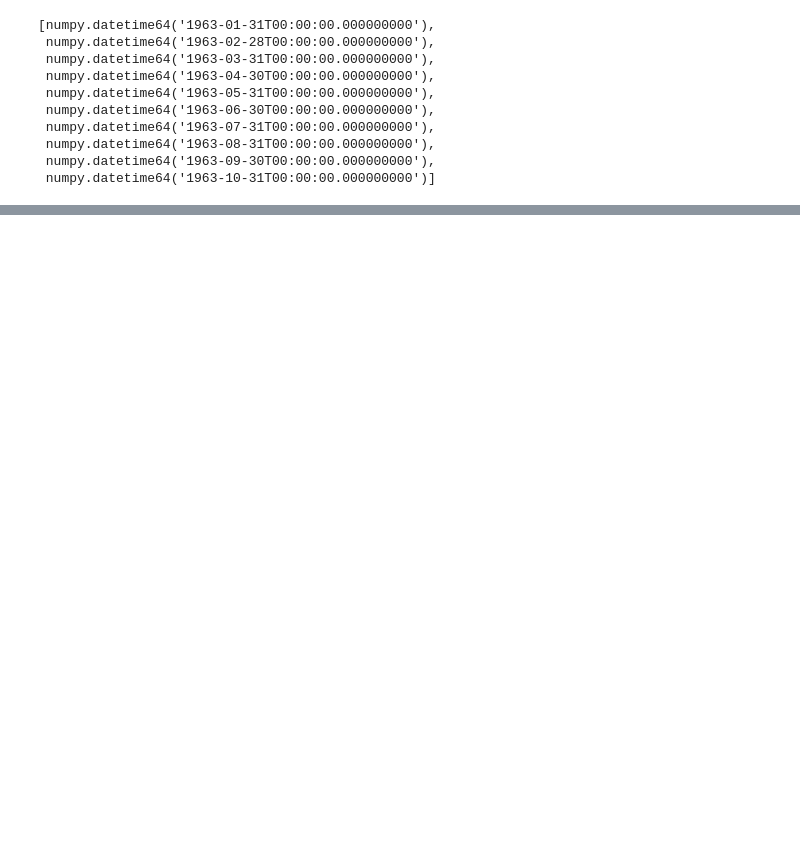
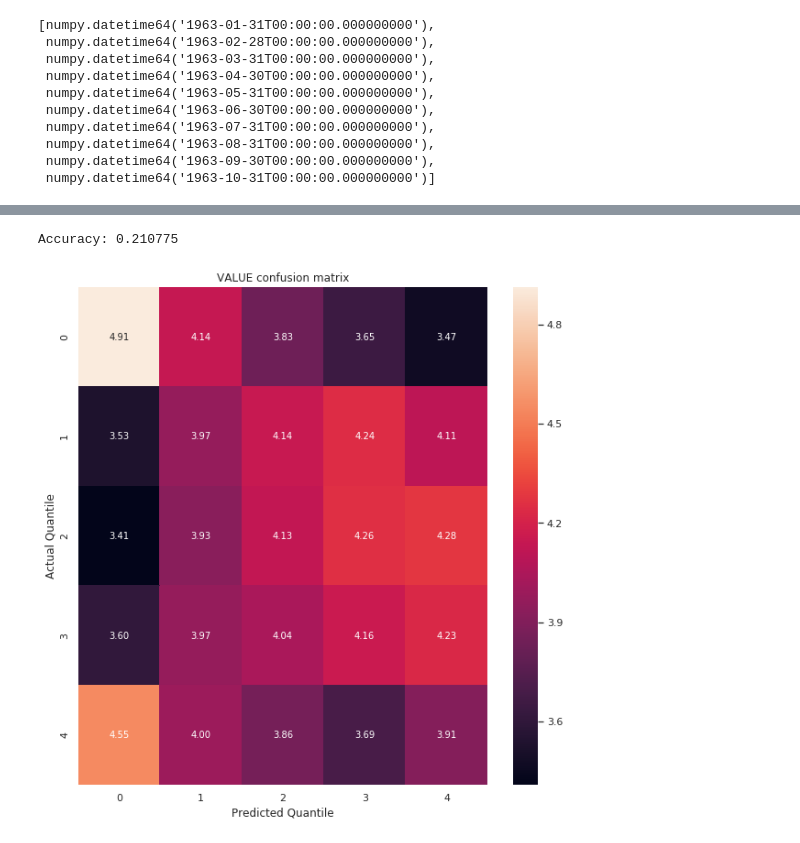
Before and after one commit to druce/ValueMomentum, a Jupyter notebook: 4.2. Performance (Classification).ipynb, the cells around one changed output, grey strips where cells are left out. Saved outputs shown, nothing was run; the diff lists cells and outputs as text; code cells hidden in the pictures; blank space fills up the shorter version.

```diff
--- a/4.2. Performance (Classification).ipynb
+++ b/4.2. Performance (Classification).ipynb
@@ -406,0 +202,24 @@ perf_bucket_by_col(data, col)
+# %%
+# compute accuracy, confusion_matrix
+
+# compute rank for value and RET3
+bucket_df_by_col(data, "VALUE")
+bucket_df_by_col(data, "RET")
+
+acc = accuracy_score(data["RET_RANK"], data["VALUE_RANK"])
+print ("Accuracy: %0.6f" % acc)
+
+def conf_matrix_heatmap(y_xval, y_xval_pred, title="Xval confusion matrix"):
+    conf_matrix = confusion_matrix(y_xval, y_xval_pred)
+    conf_matrix = conf_matrix / len(y_xval) * 100
+    fig, ax = plt.subplots(figsize=(10,10))
+    sns.heatmap(conf_matrix, annot=True, fmt='.02f')
+    plt.ylabel('Actual Quantile')
+    plt.xlabel('Predicted Quantile')
+    plt.title(title)
+    plt.show()
+
+conf_matrix_heatmap(data["RET_RANK"], data["VALUE_RANK"], "VALUE confusion matrix")
+# %% [output]
+Accuracy: 0.210775
+[figure, added]
```
Also changed, not shown: parts of 58 cells of this notebook, 4 other files.
